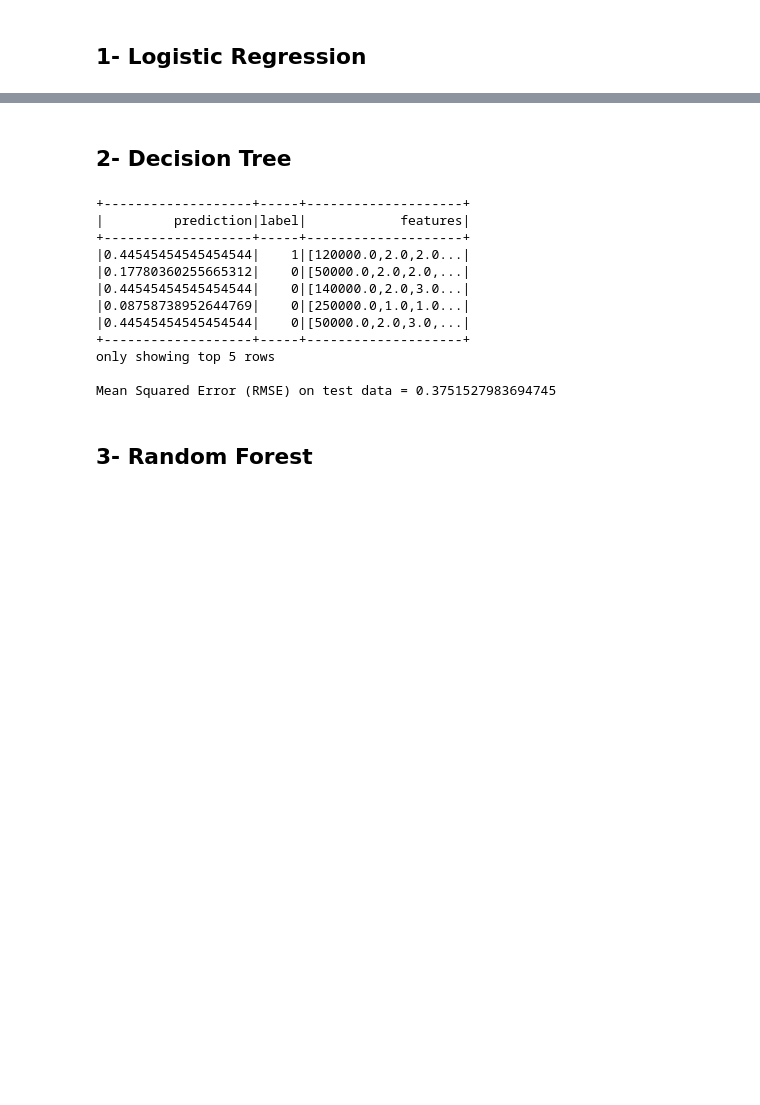
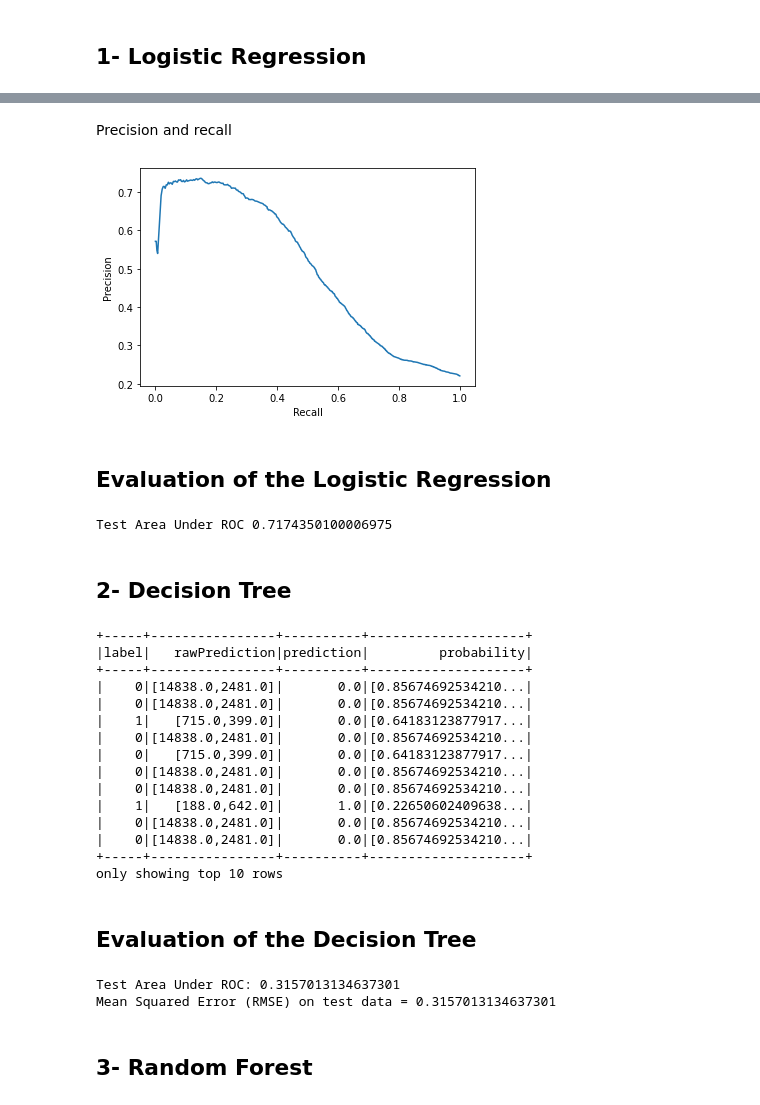
Before and after one commit to IbrahimOued/default-payment, a Jupyter notebook: code.ipynb, the cells around one changed output, grey strips where cells are left out. Saved outputs shown, nothing was run; the diff lists cells and outputs as text; code cells hidden in the pictures; blank space fills up the shorter version.

```diff
--- a/code.ipynb
+++ b/code.ipynb
@@ -254,35 +241,62 @@ Root Mean Squared Error (RMSE) on test data = 0.44868506600887664
+# %% [markdown]
+Precision and recall
+# %%
+pr = trainingSummary.pr.toPandas()
+plt.plot(pr['recall'], pr['precision'])
+plt.ylabel('Precision')
+plt.xlabel('Recall')
+plt.show()
+# %% [output]
+[figure, added]
+# %% [markdown]
+## Evaluation of the Logistic Regression
+# %%
+from pyspark.ml.evaluation import BinaryClassificationEvaluator
+evaluator = BinaryClassificationEvaluator()
+print('Test Area Under ROC', evaluator.evaluate(predictions))
+# %% [output]
+Test Area Under ROC 0.7174350100006975
 # %% [markdown]
 ## 2- Decision Tree
 # %%
-from pyspark.ml.regression import DecisionTreeRegressor
+from pyspark.ml.classification import DecisionTreeClassifier
 
-decisionTree = DecisionTreeRegressor(labelCol="label", featuresCol="features")
+decisionTreeClassifier = DecisionTreeClassifier(labelCol="label", featuresCol="features")
 
 # train the model
-model = decisionTree.fit(trainSet)
-
-
+model = decisionTreeClassifier.fit(trainSet)
 # make predictions on the test data
 predictions = model.transform(testSet)
-predictions.select("prediction", "label", "features").show(5)
-
-# select (prediction, true label) and compute test error
-evaluator =  RegressionEvaluator(labelCol="label", predictionCol="prediction", metricName="rmse")
-rmse = evaluator.evaluate(predictions)
-print("Mean Squared Error (RMSE) on test data = "+ str(rmse))
+predictions.select('label', 'rawPrediction',
+                   'prediction', 'probability').show(10)
 # %% [output]
-+-------------------+-----+--------------------+
-|         prediction|label|            features|
-+-------------------+-----+--------------------+
-|0.44545454545454544|    1|[120000.0,2.0,2.0...|
-|0.17780360255665312|    0|[50000.0,2.0,2.0,...|
-|0.44545454545454544|    0|[140000.0,2.0,3.0...|
-|0.08758738952644769|    0|[250000.0,1.0,1.0...|
-|0.44545454545454544|    0|[50000.0,2.0,3.0,...|
-+-------------------+-----+--------------------+
-only showing top 5 rows
-
-Mean Squared Error (RMSE) on test data = 0.3751527983694745
++-----+----------------+----------+--------------------+
+|label|   rawPrediction|prediction|         probability|
++-----+----------------+----------+--------------------+
+|    0|[14838.0,2481.0]|       0.0|[0.85674692534210...|
+|    0|[14838.0,2481.0]|       0.0|[0.85674692534210...|
+|    1|   [715.0,399.0]|       0.0|[0.64183123877917...|
+|    0|[14838.0,2481.0]|       0.0|[0.85674692534210...|
+|    0|   [715.0,399.0]|       0.0|[0.64183123877917...|
+|    0|[14838.0,2481.0]|       0.0|[0.85674692534210...|
+|    0|[14838.0,2481.0]|       0.0|[0.85674692534210...|
+|    1|   [188.0,642.0]|       1.0|[0.22650602409638...|
+|    0|[14838.0,2481.0]|       0.0|[0.85674692534210...|
+|    0|[14838.0,2481.0]|       0.0|[0.85674692534210...|
++-----+----------------+----------+--------------------+
+only showing top 10 rows
+# %% [markdown]
+## Evaluation of the Decision Tree
+# %%
+evaluator = BinaryClassificationEvaluator()
+print("Test Area Under ROC: " + str(evaluator.evaluate(predictions,
+      {evaluator.metricName: "areaUnderROC"})))
+# select(prediction, true label) and compute test error
+rmse = evaluator.evaluate(predictions)
+print("Mean Squared Error (RMSE) on test data = " + str(rmse))
+# %% [output]
+Test Area Under ROC: 0.3157013134637301
+Mean Squared Error (RMSE) on test data = 0.3157013134637301
 # %% [markdown]
 ## 3- Random Forest
 # %%
```
Also changed, not shown: parts of 11 cells of this notebook.
